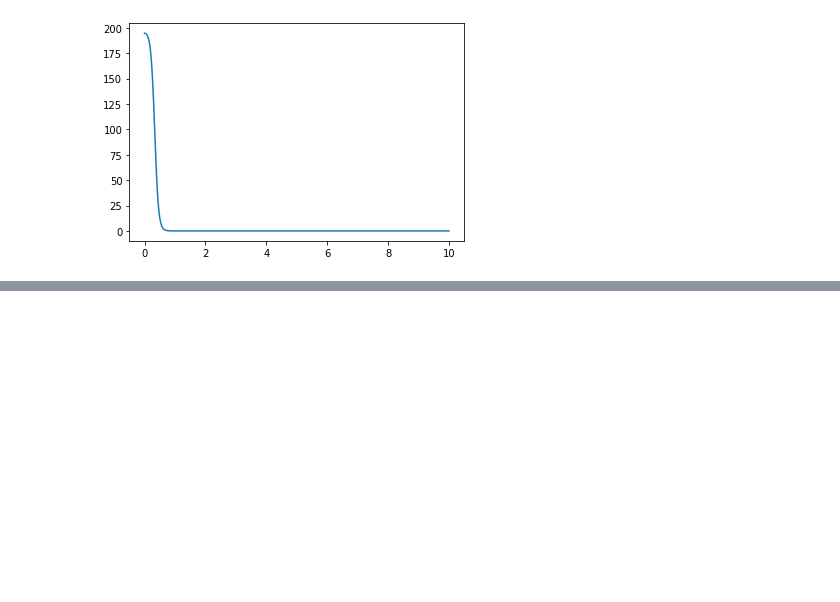
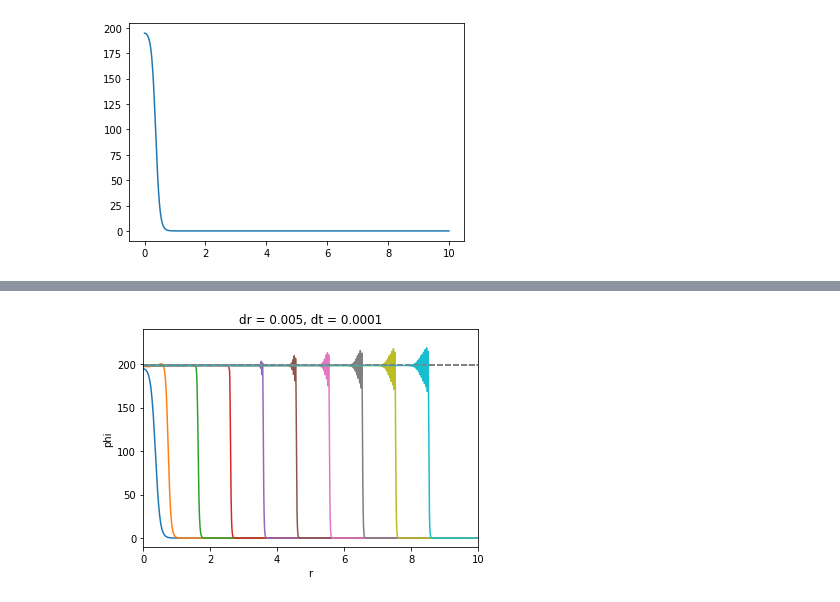
Before and after one commit to mamerchandmedi/lattice, a Jupyter notebook: scalar_field_evolution.ipynb, the cells around one changed output, grey strips where cells are left out. Drawn from its saved outputs; the diff is of its cells as text; code cells hidden in the pictures; blank space fills up the shorter version.

```diff
--- a/scalar_field_evolution.ipynb
+++ b/scalar_field_evolution.ipynb
@@ -100,0 +103,30 @@ for i in range(20000):#--------------------------------------------------iterate
+# %%
+###Lattice approach, Galerkin method:
+
+phi = phi0
+phi2 = np.zeros(r.size)
+N = len(tau)
+for i in range(10000):#--------------------------------------------------iterate over time
+    #------1st step evolution
+    phi[1:-1] = 0.5*dt*phi2[1:-1] + phi[1:-1]
+    phi[0] = phi[1]
+    #------2nd step evolution
+    phi2[1] = phi2[1] + dt*((r[2]**3-r[1]**3)*(phi[2]-phi[1])/dr**2*(r[1]**3 - r[0]**3 + (r[2]-r[1])/4*(3*r[1]**2+2*r[1]*r[2]+r[2]**2))**(-1) - dVT(phi[1],T[1]))
+    for j in range(2, N-1):
+        phi2[j] = phi2[j] + dt*(2/dr*((r[j+1]**3 - r[j]**3)/dr**2*(phi[j+1]-phi[j])-(r[j]**3 - r[j-1]**3)/dr**2*(phi[j]-phi[j-1]))*(r[j+1]**2 + r[j]**2 + r[j-1]**2 + r[j+1]*r[j-1] + 2*r[j]*r[j+1])**(-1) - dVT(phi[j],T[j]))
+    #-------3rd step evolution
+    phi[1:-1] = 0.5*dt*phi2[1:-1] + phi[1:-1]
+    phi[0] = phi[1]
+    #------plotting
+    if(i%1000==0):
+        plt.plot(r,phi,label= str(i/Tc)+"*Tc")
+        plt.xlim(0,10)
+        plt.ylim(-10,240)
+        plt.xlabel("r")
+        plt.title("dr = 0.005, dt = 0.0001")
+        plt.ylabel("phi")
+        plt.axhline(y = vt, color = 'gray', linestyle = 'dashed')
+        #plt.legend()
+        #plt.plot(r,tau)
+# %% [output]
+[figure, added]
```
Also changed, not shown: parts of 5 cells of this notebook.
